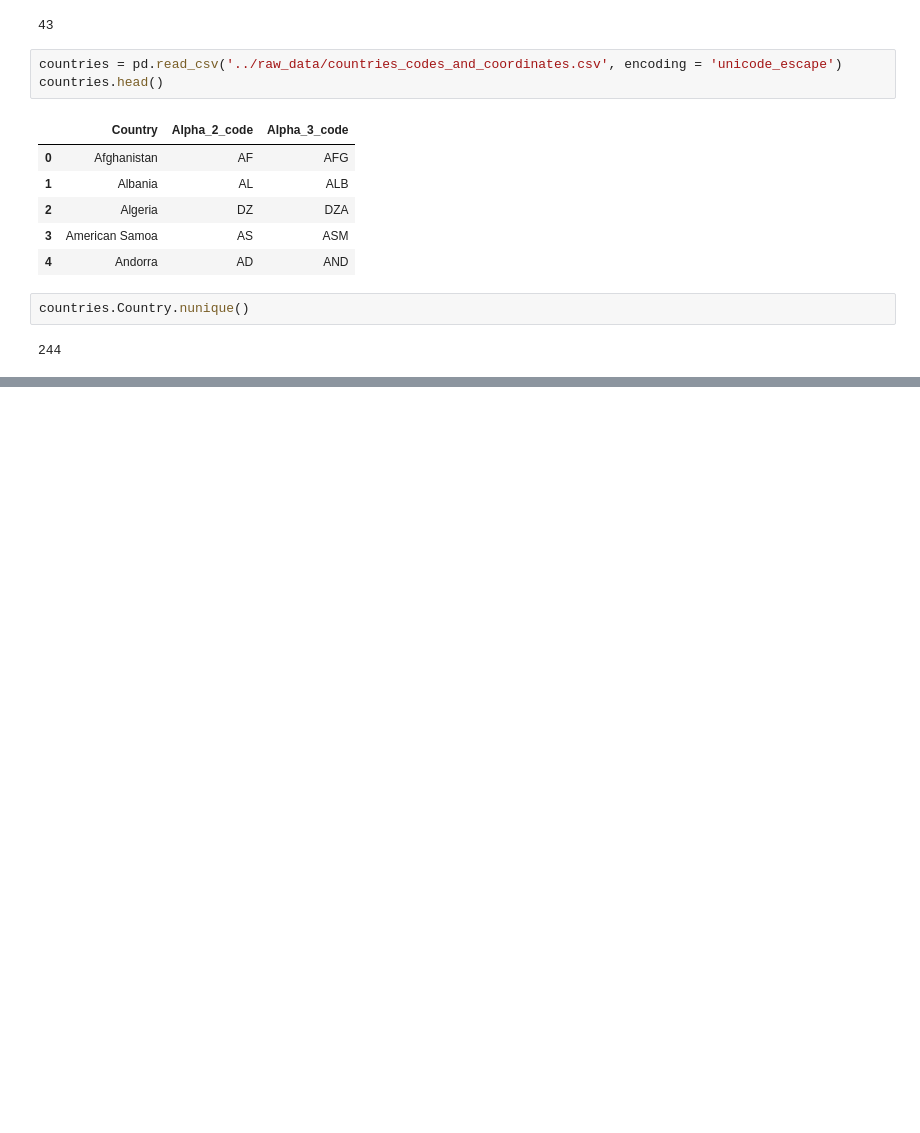
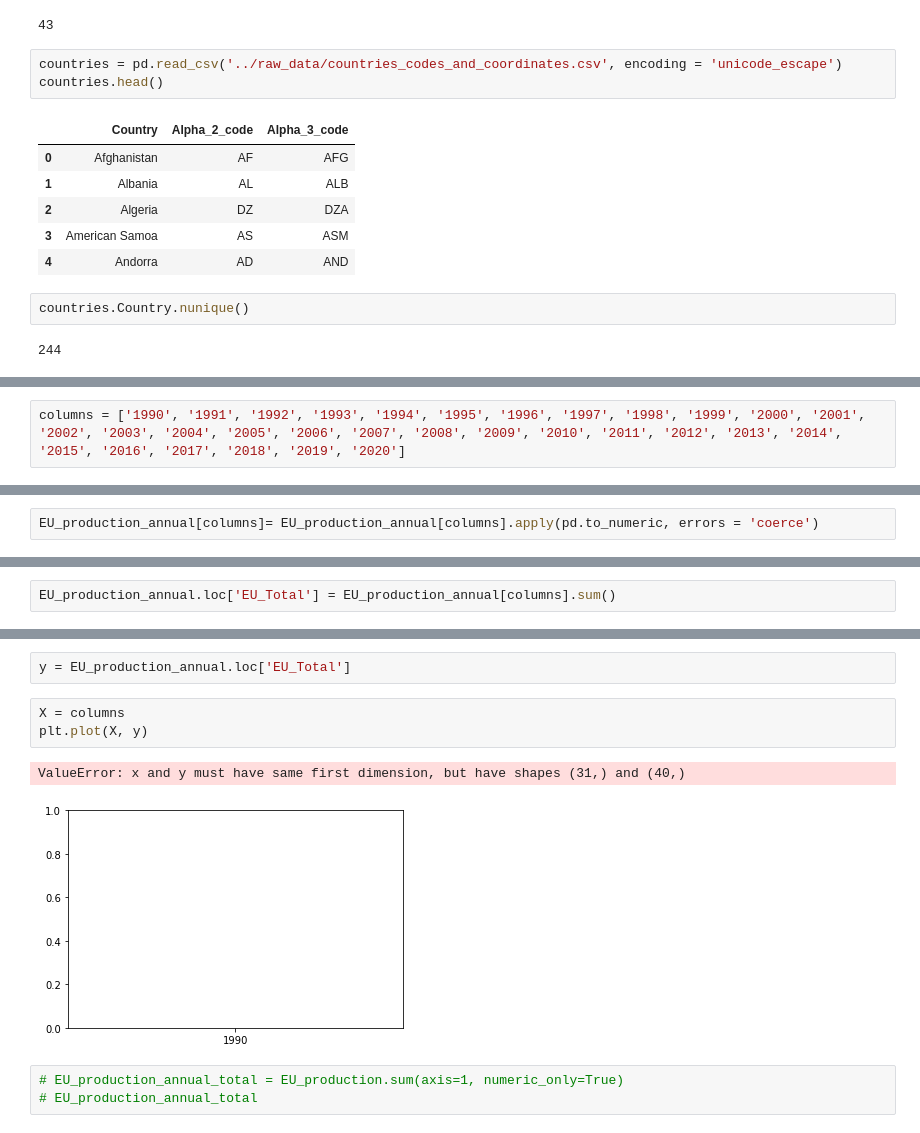
Before and after one commit to SinanSeyhan/green-electricity-project, a Jupyter notebook: notebooks/Pratima-data_analysis.ipynb, the cells around one changed output, grey strips where cells are left out. Drawn from its saved outputs; the diff is of its cells as text; blank space fills up the shorter version.

```diff
--- a/notebooks/Pratima-data_analysis.ipynb
+++ b/notebooks/Pratima-data_analysis.ipynb
@@ -106,0 +202,2 @@ a lot more work to do
+# %%
+columns = ['1990', '1991', '1992', '1993', '1994', '1995', '1996', '1997', '1998', '1999', '2000', '2001', '2002', '2003', '2004', '2005', '2006', '2007', '2008', '2009', '2010', '2011', '2012', '2013', '2014', '2015', '2016', '2017', '2018', '2019', '2020']
@@ -106,0 +206,2 @@ a lot more work to do
+# %%
+EU_production_annual[columns]= EU_production_annual[columns].apply(pd.to_numeric, errors = 'coerce')
@@ -106,0 +255,2 @@ a lot more work to do
+# %%
+EU_production_annual.loc['EU_Total'] = EU_production_annual[columns].sum()
@@ -106,0 +278,11 @@ a lot more work to do
+# %%
+y = EU_production_annual.loc['EU_Total']
+# %%
+X = columns
+plt.plot(X, y)
+# %% [output]
+ValueError: x and y must have same first dimension, but have shapes (31,) and (40,)
+[figure, added]
+# %%
+# EU_production_annual_total = EU_production.sum(axis=1, numeric_only=True)
+# EU_production_annual_total
```
Also changed, not shown: parts of 21 cells of this notebook.
